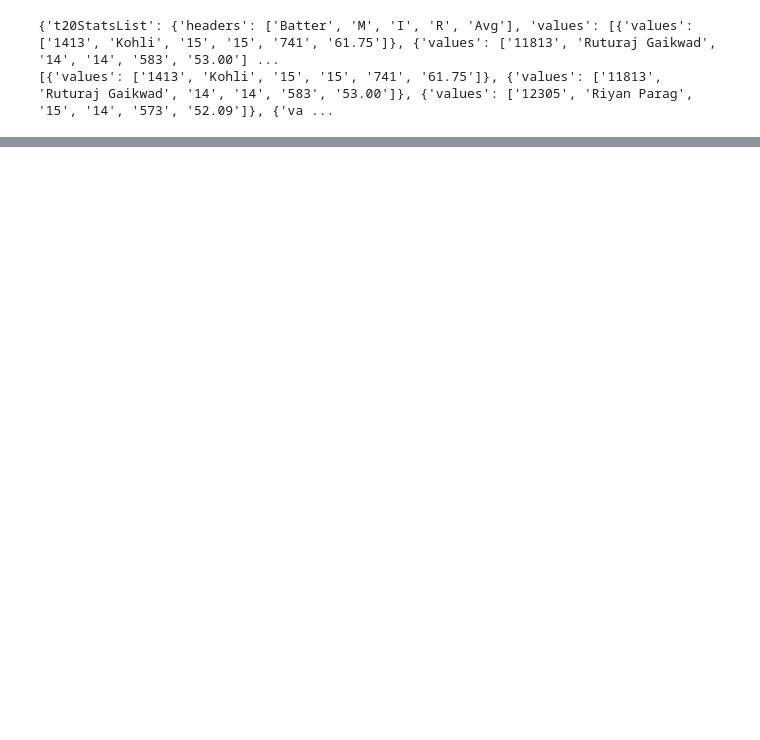
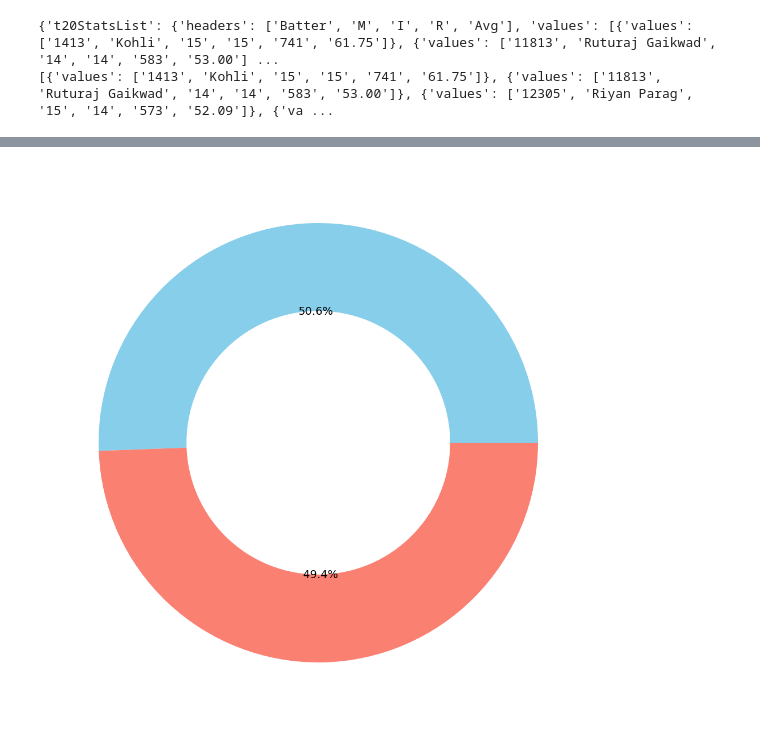
Before and after one commit to allstarmayu/MaddyInfinium, a Jupyter notebook: Machine Learning Project Assigngmen IPL Analysis.ipynb, the cells around one changed output, grey strips where cells are left out. Cells and saved outputs as stored; diff of their text form; code cells hidden in the pictures; blank space fills up the shorter version.

```diff
--- a/Machine Learning Project Assigngmen IPL Analysis.ipynb
+++ b/Machine Learning Project Assigngmen IPL Analysis.ipynb
@@ -429,0 +949,14 @@ df
+# %%
+df_matches['toss_win_match_win'] = df_matches['toss_winner'] == df_matches['winner']
+
+
+toss_win_match_win_counts = df_matches['toss_win_match_win'].value_counts()
+
+plt.figure(figsize=(10, 10))
+colors = ['skyblue', 'salmon']
+plt.pie(toss_win_match_win_counts, autopct='%1.1f%%', colors=colors, wedgeprops=dict(width=0.4),
+        textprops={'fontsize': 14})
+plt.tight_layout()
+plt.show()
+# %% [output]
+[figure, added]
```
Also changed, not shown: parts of 46 cells of this notebook.
